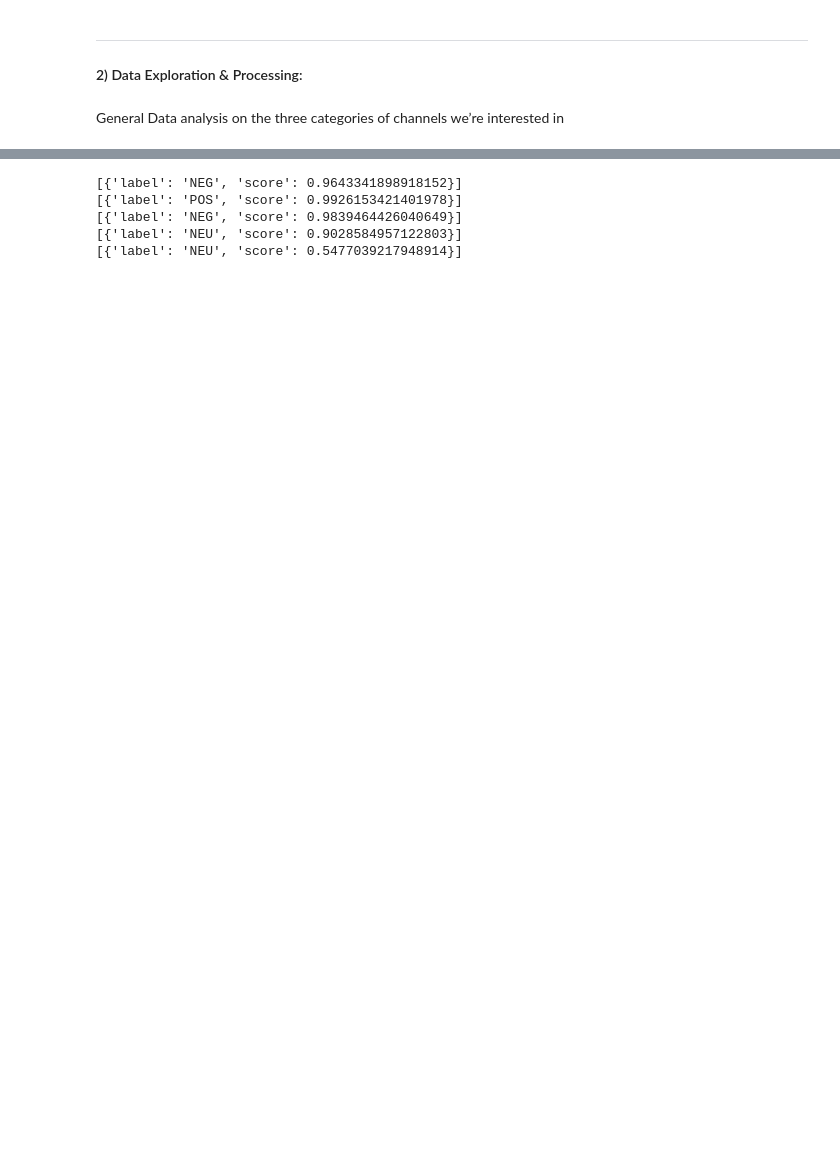
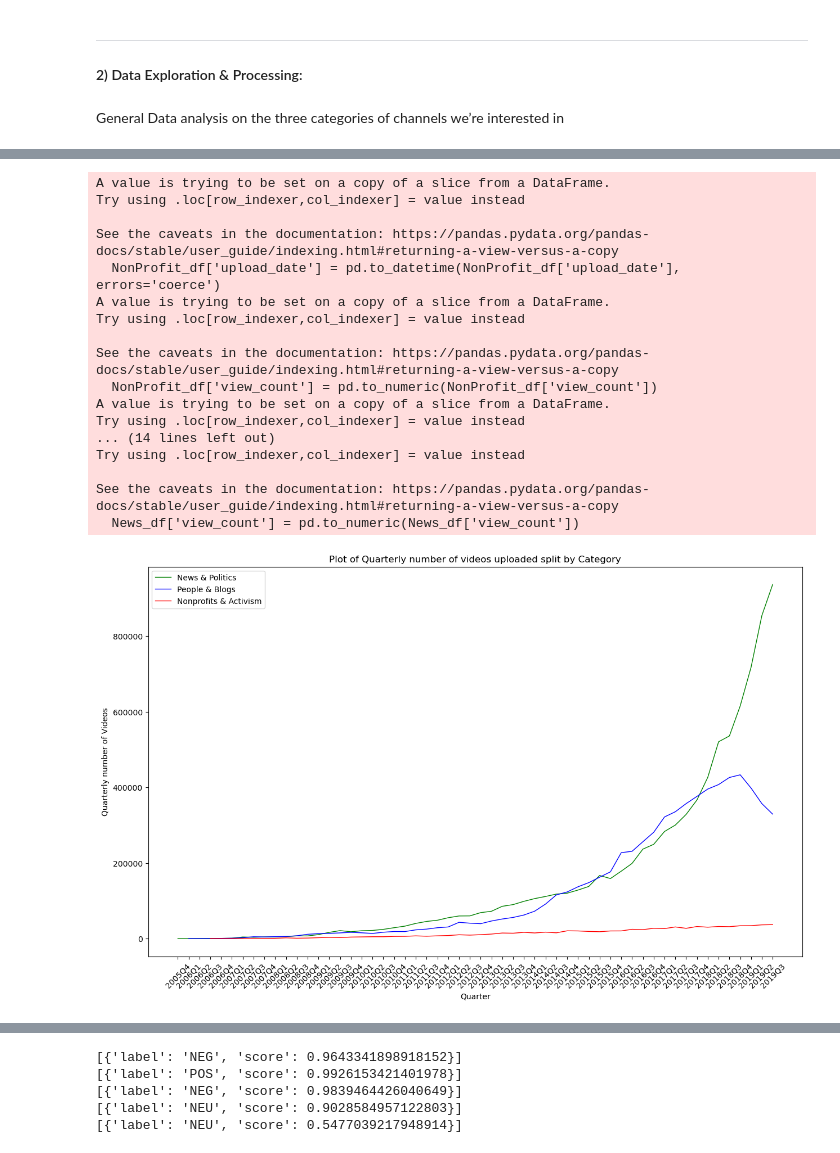
Before and after one commit to epfl-ada/ada-2022-project-powerrangers, a Jupyter notebook: explore_data.ipynb, the cells around one changed output, grey strips where cells are left out. Cells and saved outputs as stored; diff of their text form; code cells hidden in the pictures; blank space fills up the shorter version.

```diff
--- a/explore_data.ipynb
+++ b/explore_data.ipynb
@@ -112,0 +144,62 @@ General Data analysis on the three categories of channels we’re interested in
+# %%
+#Group by quarter for view count and video production
+NonProfit_df['upload_date'] = pd.to_datetime(NonProfit_df['upload_date'], errors='coerce')
+NonProfit_df['view_count'] = pd.to_numeric(NonProfit_df['view_count'])
+grouped_by_month_NonProfit = NonProfit_df.groupby(pd.PeriodIndex(NonProfit_df['upload_date'], freq="Q"))
+
+Blogs_df['upload_date'] = pd.to_datetime(Blogs_df['upload_date'], errors='coerce')
+Blogs_df['view_count'] = pd.to_numeric(Blogs_df['view_count'])
+grouped_by_month_Blogs = Blogs_df.groupby(pd.PeriodIndex(Blogs_df['upload_date'], freq="Q"))
+
+News_df['upload_date'] = pd.to_datetime(News_df['upload_date'], errors='coerce')
+News_df['view_count'] = pd.to_numeric(News_df['view_count'])
+grouped_by_month_News = News_df.groupby(pd.PeriodIndex(News_df['upload_date'], freq="Q"))
+
+
+videos_cnt_NonProfit  = grouped_by_month_NonProfit['display_id'].nunique()[1:-1]
+videos_cnt_NonProfit = pd.DataFrame({'count' : videos_cnt_NonProfit}).reset_index()
+videos_cnt_NonProfit = videos_cnt_NonProfit.set_index('upload_date').resample('Q').asfreq().fillna(0)
+
+videos_cnt_Blogs  = grouped_by_month_Blogs['display_id'].nunique()[1:-1]
+videos_cnt_Blogs = pd.DataFrame({'count' : videos_cnt_Blogs}).reset_index()
+videos_cnt_Blogs = videos_cnt_Blogs.set_index('upload_date').resample('Q').asfreq().fillna(0)
+
+videos_cnt_News  = grouped_by_month_News['display_id'].nunique()[1:-1]
+videos_cnt_News = pd.DataFrame({'count' : videos_cnt_News}).reset_index()
+videos_cnt_News = videos_cnt_News.set_index('upload_date').resample('Q').asfreq().fillna(0)
+
+fig = plt.figure(figsize=(15, 9))
+ax = fig.add_subplot(111)
+
+#Plot for production of videos by quarter
+ax.plot(videos_cnt_News.index.map(str).to_list(), videos_cnt_News['count'].to_list(), linewidth=1, color='g', label='News & Politics')
+ax.plot(videos_cnt_Blogs.index.map(str).to_list(), videos_cnt_Blogs['count'].to_list(), linewidth=1, color='b', label='People & Blogs')
+ax.plot(videos_cnt_NonProfit.index.map(str).to_list(), videos_cnt_NonProfit['count'].to_list(), linewidth=1, color='r', label='Nonprofits & Activism')
+
+ax.set_xticklabels(videos_cnt_News.index.map(str).to_list(), rotation=45)
+
+
+plt.xlabel('Quarter')
+plt.ylabel('Quarterly number of Videos')
+plt.title('Plot of Quarterly number of videos uploaded split by Category')
+plt.legend()
+plt.show()
+# %% [output]
+A value is trying to be set on a copy of a slice from a DataFrame.
+Try using .loc[row_indexer,col_indexer] = value instead
+
+See the caveats in the documentation: https://pandas.pydata.org/pandas-docs/stable/user_guide/indexing.html#returning-a-view-versus-a-copy
+  NonProfit_df['upload_date'] = pd.to_datetime(NonProfit_df['upload_date'], errors='coerce')
+A value is trying to be set on a copy of a slice from a DataFrame.
+Try using .loc[row_indexer,col_indexer] = value instead
+
+See the caveats in the documentation: https://pandas.pydata.org/pandas-docs/stable/user_guide/indexing.html#returning-a-view-versus-a-copy
+  NonProfit_df['view_count'] = pd.to_numeric(NonProfit_df['view_count'])
+A value is trying to be set on a copy of a slice from a DataFrame.
+Try using .loc[row_indexer,col_indexer] = value instead
+... (14 lines left out)
+Try using .loc[row_indexer,col_indexer] = value instead
+
+See the caveats in the documentation: https://pandas.pydata.org/pandas-docs/stable/user_guide/indexing.html#returning-a-view-versus-a-copy
+  News_df['view_count'] = pd.to_numeric(News_df['view_count'])
+[figure, added]
```
Also changed, not shown: parts of 18 cells of this notebook.
